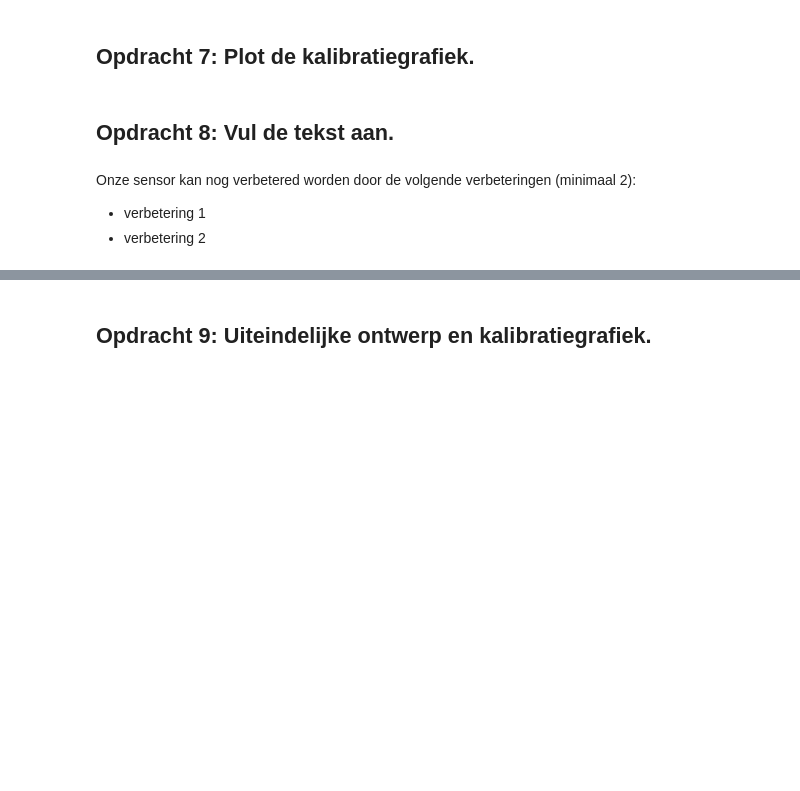
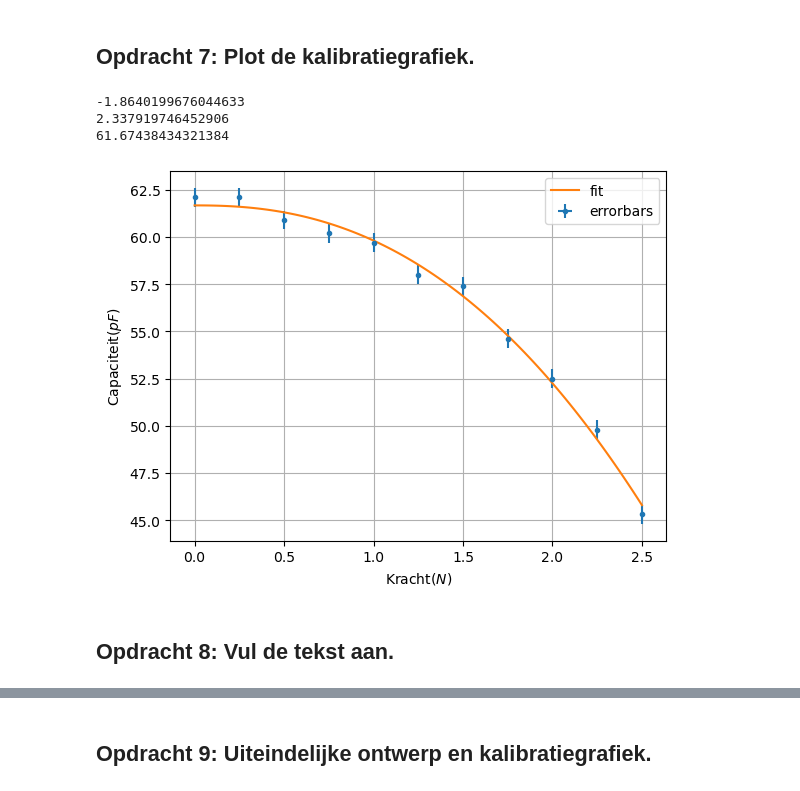
Before and after one commit to Fynn-Vrolijk123/DEF-D-Fynn-Vrolijk, a Jupyter notebook: FysiekeOntwerpopdrachten/2OntwerpEenSensorCondensator/DEFOntwerpopdracht2OntwerpEenSensorInvulTemplate.ipynb, the cells around one changed output, grey strips where cells are left out. Saved outputs shown, nothing was run; the diff lists cells and outputs as text; code cells hidden in the pictures; blank space fills up the shorter version.

```diff
--- a/FysiekeOntwerpopdrachten/2OntwerpEenSensorCondensator/DEFOntwerpopdracht2OntwerpEenSensorInvulTemplate.ipynb
+++ b/FysiekeOntwerpopdrachten/2OntwerpEenSensorCondensator/DEFOntwerpopdracht2OntwerpEenSensorInvulTemplate.ipynb
@@ -93,7 +145,34 @@ Pas deze tekst aan: Wij gaan een sensor maken die X meet.
+# %%
+# Plot hier je gemeten kalibratiegrafiek en plot in dezelfde figuur ook je verwachte ontwerpgrafiek.
+from scipy.optimize import curve_fit
+Arduino = np.array([62.1,60.9,59.7,57.4,52.5,45.3,62.1,60.2,58.0,54.6,49.8])
+Veerunster = np.array([0,0.5,1.0,1.5,2.0,2.5,0.25,0.75,1.25,1.75,2.25])
+
+def func(x,a,b,c):
+    return a*x**b + c
+
+val, cov = curve_fit(func,Veerunster,Arduino)
+a = val[0]
+b = val[1]
+c = val[2]
+print(a)
+print(b)
+print(c)
+
+xtest = np.linspace(0,2.5,100)
+ytest = func(xtest,val[0],val[1],val[2])
+plt.figure()
+plt.errorbar(Veerunster, Arduino, xerr = 0.01, yerr = 0.5, fmt='.' , label = 'errorbars')
+plt.plot(xtest,ytest, label='fit')
+plt.xlabel('Kracht($N$)')
+plt.ylabel('Capaciteit($pF$)')
+plt.legend()
+plt.grid()
+plt.show()
+# %% [output]
+-1.8640199676044633
+2.337919746452906
+61.67438434321384
+[figure, added]
 # %% [markdown]
 ## Opdracht 8: Vul de tekst aan.
-# %% [markdown]
-Onze sensor kan nog verbetered worden door de volgende verbeteringen (minimaal 2):
-
-* verbetering 1
-* verbetering 2
```
Also changed, not shown: parts of 34 cells of this notebook, 9 other files.
